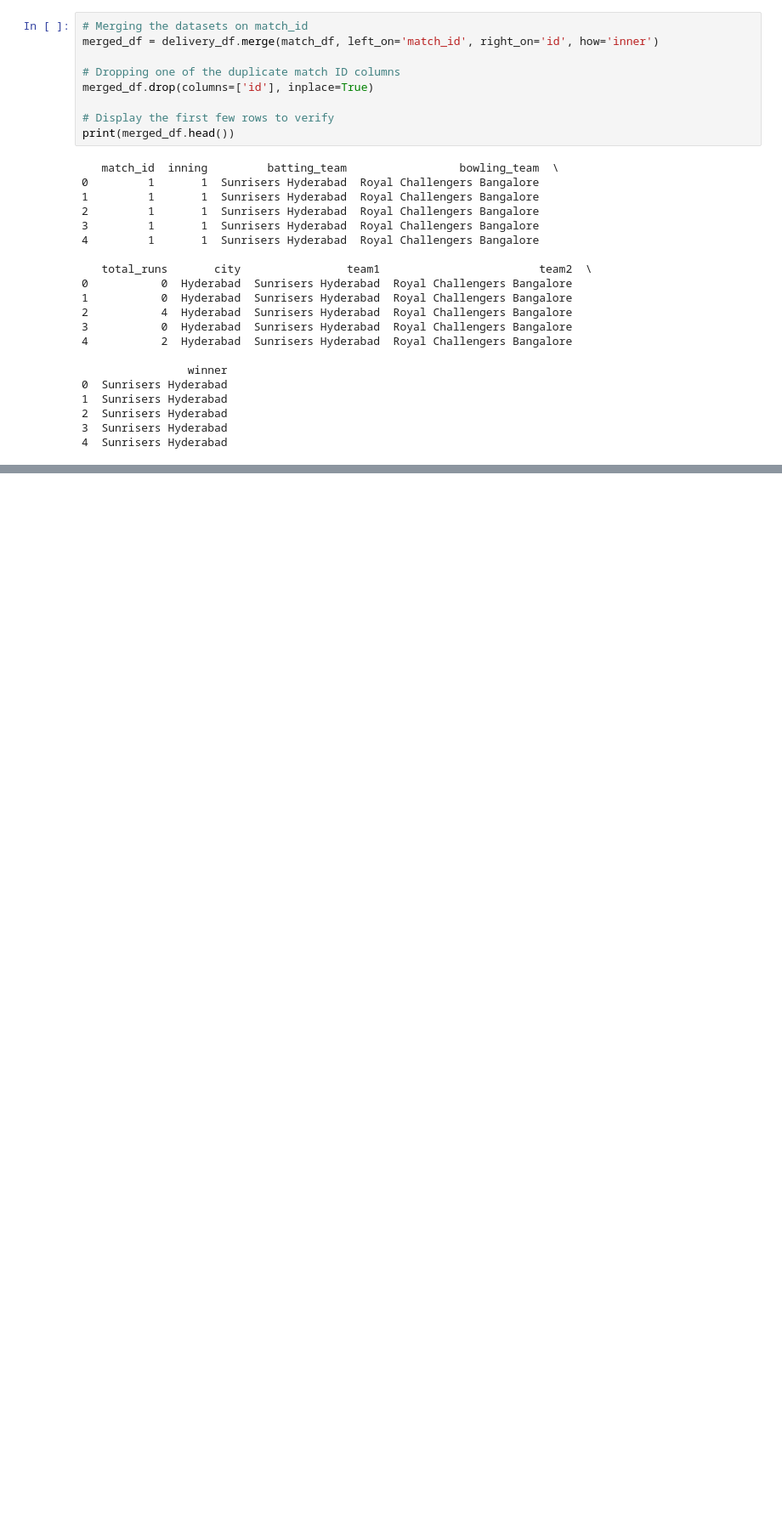
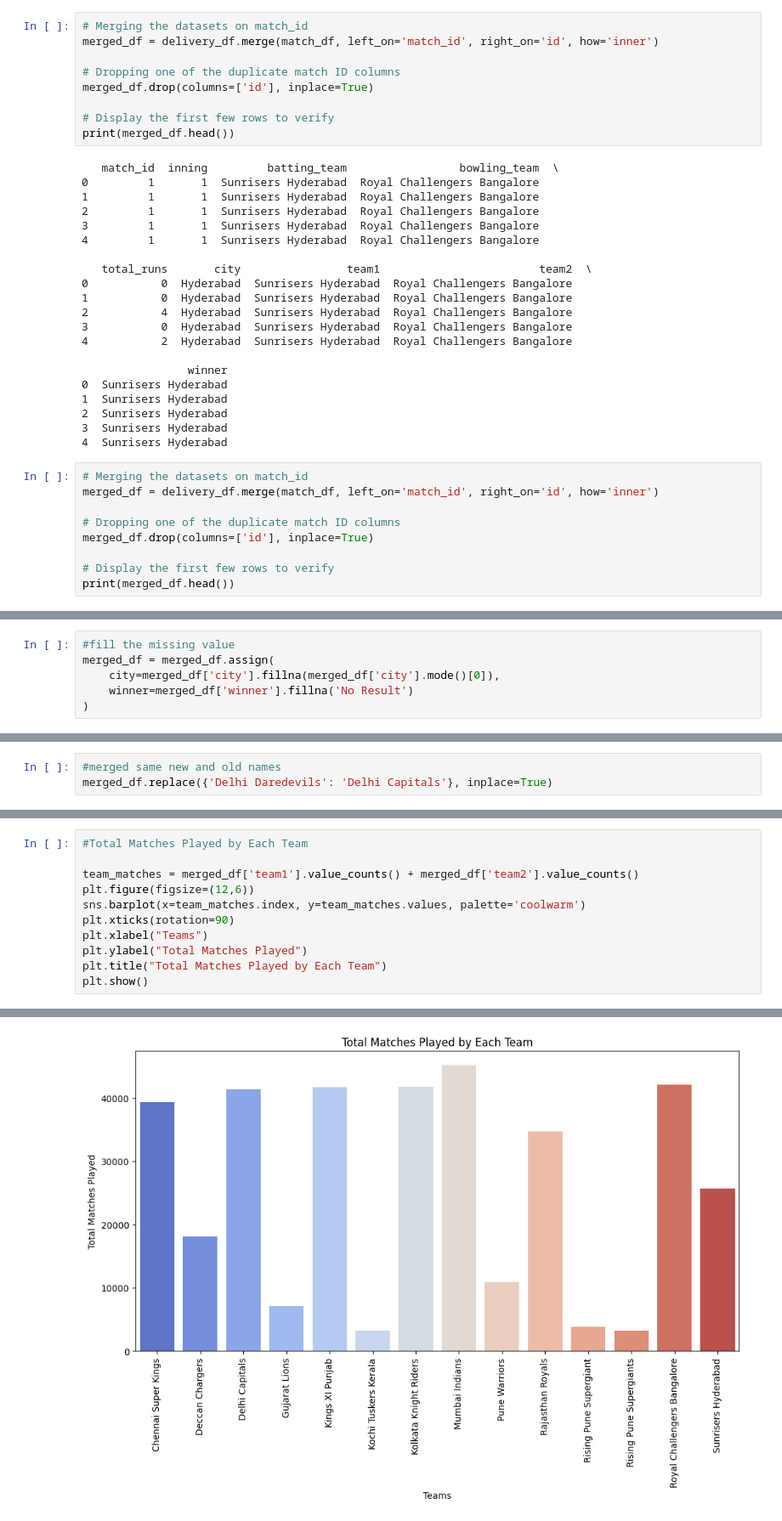
Before and after one commit to rishabhag18/Cricket_Win_Predictor, a Jupyter notebook: code.ipynb, the cells around one changed output, grey strips where cells are left out. Shown: that part at 85% size. Cells and saved outputs as stored; diff of their text form; blank space fills up the shorter version.

Commit message:
Cleaned dataset: Handled missing values, merged match and delivery data, standardized team names, and visualized team match counts.

```diff
--- a/code.ipynb
+++ b/code.ipynb
@@ -102,3 +102,12 @@ print(merged_df.head())
 2  Sunrisers Hyderabad
 3  Sunrisers Hyderabad
 4  Sunrisers Hyderabad
+# %%
+# Merging the datasets on match_id
+merged_df = delivery_df.merge(match_df, left_on='match_id', right_on='id', how='inner')
+
+# Dropping one of the duplicate match ID columns
+merged_df.drop(columns=['id'], inplace=True)
+
+# Display the first few rows to verify
+print(merged_df.head())
@@ -104,0 +149,6 @@ print(merged_df.head())
+# %%
+#fill the missing value
+merged_df = merged_df.assign(
+    city=merged_df['city'].fillna(merged_df['city'].mode()[0]),
+    winner=merged_df['winner'].fillna('No Result')
+)
@@ -104,0 +208,3 @@ print(merged_df.head())
+# %%
+#merged same new and old names
+merged_df.replace({'Delhi Daredevils': 'Delhi Capitals'}, inplace=True)
@@ -104,0 +263,12 @@ print(merged_df.head())
+# %%
+#Total Matches Played by Each Team
+
+team_matches = merged_df['team1'].value_counts() + merged_df['team2'].value_counts()
+plt.figure(figsize=(12,6))
+sns.barplot(x=team_matches.index, y=team_matches.values, palette='coolwarm')
+plt.xticks(rotation=90)
+plt.xlabel("Teams")
+plt.ylabel("Total Matches Played")
+plt.title("Total Matches Played by Each Team")
+plt.show()
+# %% [output]
@@ -104,0 +278 @@ print(merged_df.head())
+[figure, added]
```
Also changed, not shown: parts of 12 cells of this notebook, 1 other file.
